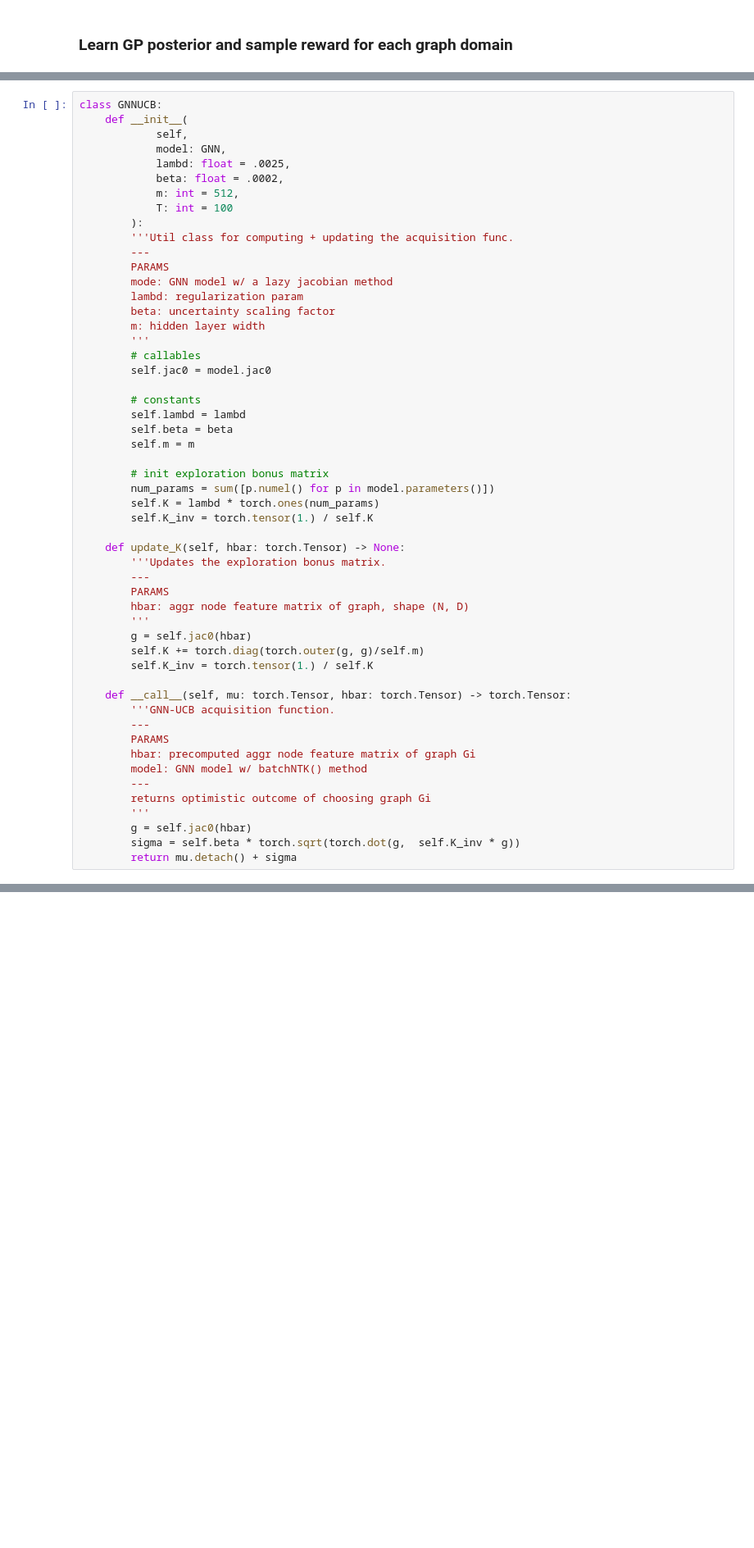
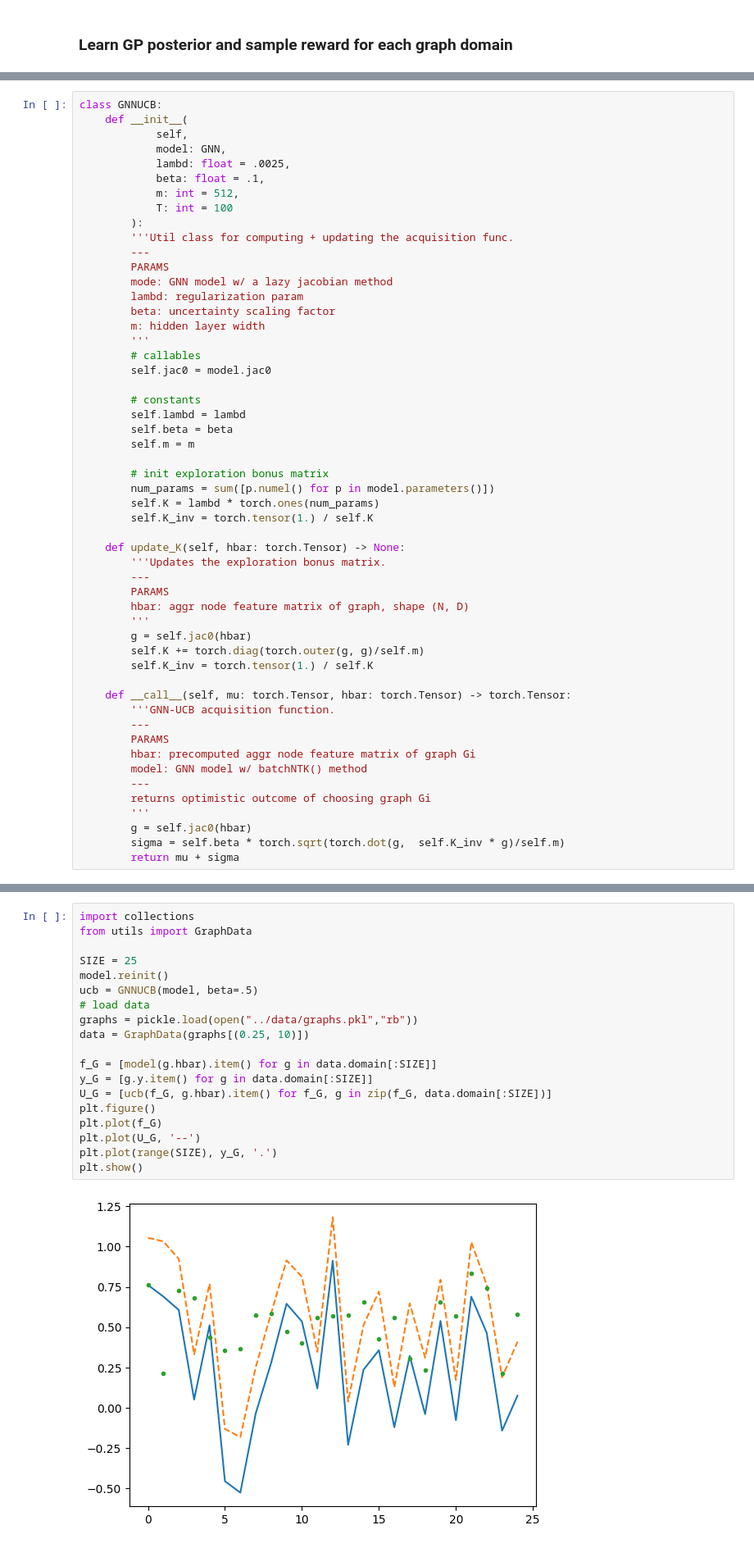
Before and after one commit to mileswhen/GNN_bandits, a Jupyter notebook: notebooks/GNN_bandits.ipynb, the cells around one changed output, grey strips where cells are left out. Shown: that part at 82% size. Drawn from its saved outputs; the diff is of its cells as text; blank space fills up the shorter version.

```diff
--- a/notebooks/GNN_bandits.ipynb
+++ b/notebooks/GNN_bandits.ipynb
@@ -290,7 +290,7 @@ class GNNUCB:
             self,
             model: GNN,
             lambd: float = .0025,
-            beta: float = .0002,
+            beta: float = .1,
             m: int = 512,
             T: int = 100
         ):
@@ -335,5 +335,5 @@ class GNNUCB:
         returns optimistic outcome of choosing graph Gi
         '''
         g = self.jac0(hbar)
-        sigma = self.beta * torch.sqrt(torch.dot(g,  self.K_inv * g))
-        return mu.detach() + sigma
+        sigma = self.beta * torch.sqrt(torch.dot(g,  self.K_inv * g)/self.m)
+        return mu + sigma
@@ -340,3 +342,24 @@ class GNNUCB:
+# %%
+import collections
+from utils import GraphData
+
+SIZE = 25
+model.reinit()
+ucb = GNNUCB(model, beta=.5)
+# load data
+graphs = pickle.load(open("../data/graphs.pkl","rb"))
+data = GraphData(graphs[(0.25, 10)])
+
+f_G = [model(g.hbar).item() for g in data.domain[:SIZE]]
+y_G = [g.y.item() for g in data.domain[:SIZE]]
+U_G = [ucb(f_G, g.hbar).item() for f_G, g in zip(f_G, data.domain[:SIZE])]
+plt.figure()
+plt.plot(f_G)
+plt.plot(U_G, '--')
+plt.plot(range(SIZE), y_G, '.')
+plt.show()
+# %% [output]
+[figure, added]
 # %%
 import collections
 from utils import GraphData
```
Also changed, not shown: parts of 9 cells of this notebook, 1 other file.
